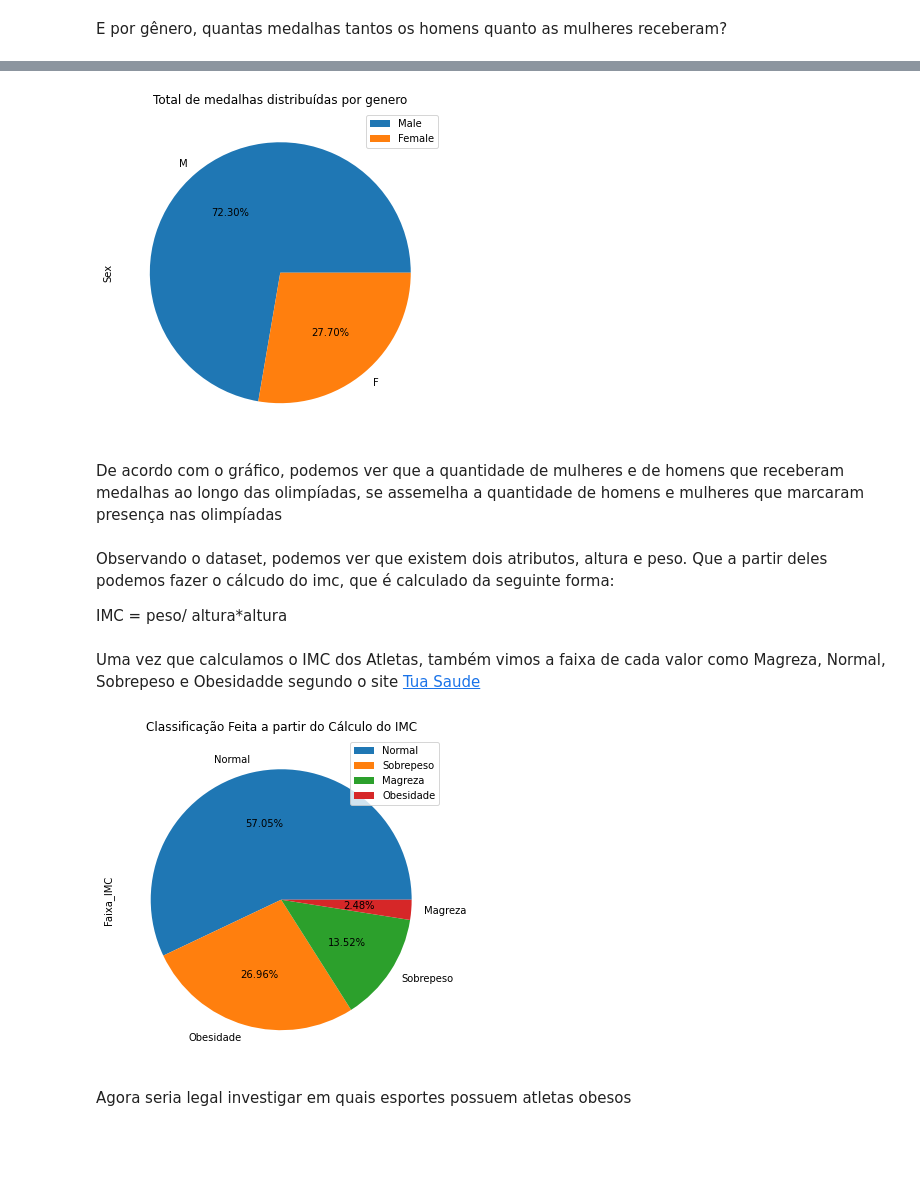
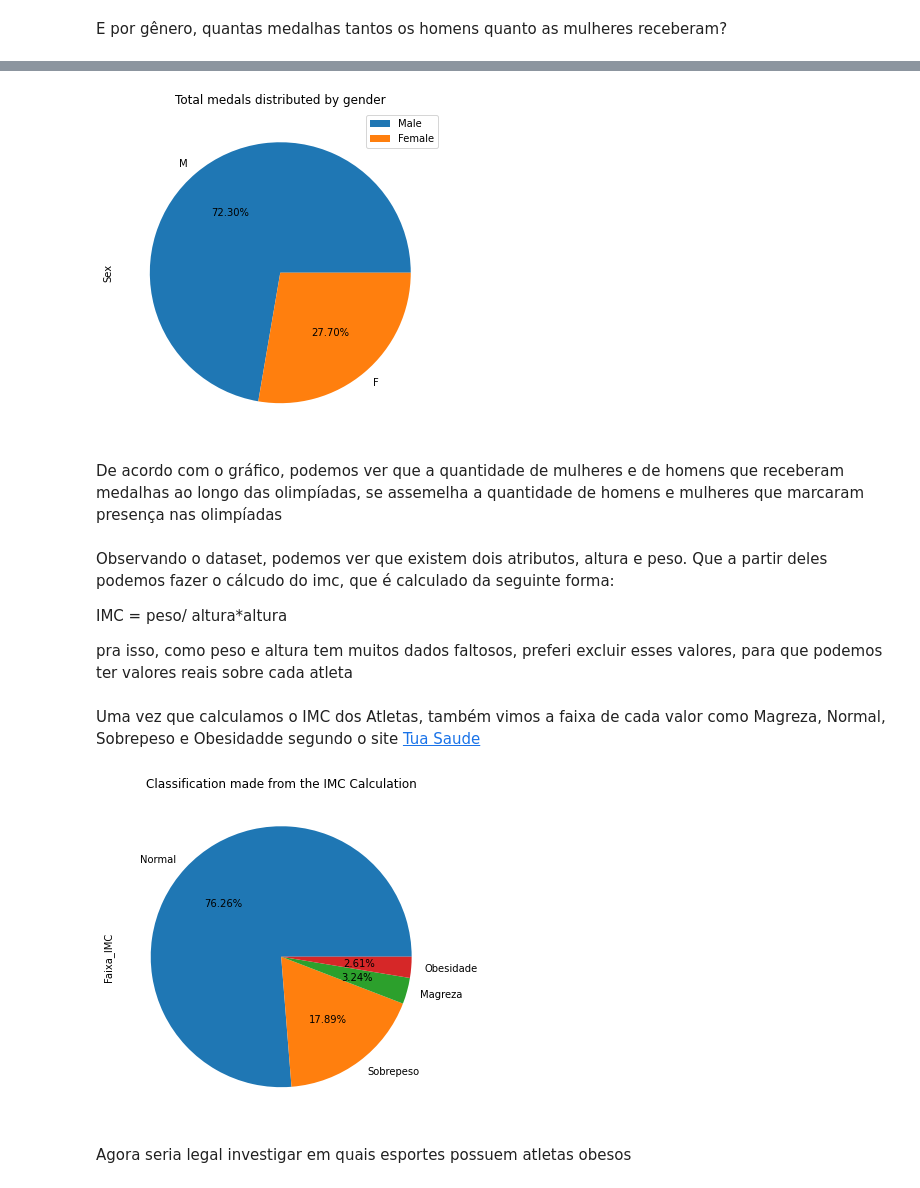
Before and after one commit to tuanymariiah/data_analysis, a Jupyter notebook: analisando_dados_de_120_anos_de_olimpiadas.ipynb, the cells around one changed output, grey strips where cells are left out. Cells and saved outputs as stored; diff of their text form; code cells hidden in the pictures; blank space fills up the shorter version.

```diff
--- a/analisando_dados_de_120_anos_de_olimpiadas.ipynb
+++ b/analisando_dados_de_120_anos_de_olimpiadas.ipynb
@@ -58,8 +58,8 @@ dtype: int64
 # %%
 base_olimpiadas['Age'].fillna(base_olimpiadas['Age'].mean(), inplace=True)
 #base_olimpiadas.dropna(subset=['Height', 'Weight'], inplace=True)
-base_olimpiadas['Height'].fillna(base_olimpiadas['Height'].mean(), inplace=True)#preferi substituir por -1
-base_olimpiadas['Weight'].fillna(base_olimpiadas['Height'].mean(), inplace=True)#preferi substituir por -1
+#base_olimpiadas['Height'].fillna(base_olimpiadas['Height'].mean(), inplace=True)#preferi substituir por -1
+#base_olimpiadas['Weight'].fillna(base_olimpiadas['Height'].mean(), inplace=True)#preferi substituir por -1
 
 #base_olimpiadas['Medal'].fillna(-1, inplace=True)#preferi substituir por -1
 # %% [markdown]
@@ -195,16 +195,20 @@ base_olimpiadas[['Sex','Medal']].value_counts().plot(kind='pie', title='Distribu
 # %%
-base_olimpiadas[base_olimpiadas['Medal']!=-1]['Sex'].value_counts().plot(kind='pie',title='Total de medalhas distribuídas por genero',autopct='%.2f%%', figsize=[6, 6]);
+base_olimpiadas[base_olimpiadas['Medal']!=-1]['Sex'].value_counts().plot(kind='pie',title='Total medals distributed by gender',autopct='%.2f%%', figsize=[6, 6]);
 
 plt.legend(['Male', 'Female'],loc= 'upper right');
 # %% [output]
-[figure, old version]
+[figure, new version]
 # %% [markdown]
 De acordo com o gráfico, podemos ver que a quantidade de mulheres e de homens que receberam medalhas ao longo das olimpíadas, se assemelha a quantidade de homens e mulheres que marcaram presença nas olimpíadas
 # %% [markdown]
 Observando o dataset, podemos ver que existem dois atributos, altura e peso. Que a partir deles podemos fazer o cálcudo do imc, que é calculado da seguinte forma:
 
 IMC = peso/ altura*altura
+
+pra isso, como peso e altura tem muitos dados faltosos, preferi excluir esses valores, para que podemos ter valores reais sobre cada atleta
 # %%
+base_olimpiadas.dropna(subset=['Height', 'Weight'], inplace=True)
+
 base_olimpiadas['Height'] = base_olimpiadas['Height'].astype(int)
 base_olimpiadas['Weight'] = base_olimpiadas['Weight'].astype(int)
 
@@ -229,10 +233,10 @@ def faixaimc(registro):
 base_olimpiadas['Faixa_IMC'] = base_olimpiadas.apply(faixaimc, axis=1)
 # %%
 base_olimpiadas['Faixa_IMC'].value_counts().plot(kind='pie',autopct='%.2f%%',  figsize=[6, 6]);
-plt.title('Classificação Feita a partir do Cálculo do IMC');
-plt.legend(['Normal', 'Sobrepeso','Magreza','Obesidade']);
+plt.title('Classification made from the IMC Calculation');
+#plt.legend(['Normal', 'Sobrepeso','Magreza','Obesidade']);
 # %% [output]
-[figure, old version]
+[figure, new version]
 # %% [markdown]
 Agora seria legal investigar em quais esportes possuem atletas obesos
 # %%
```
Also changed, not shown: parts of 12 cells of this notebook.
